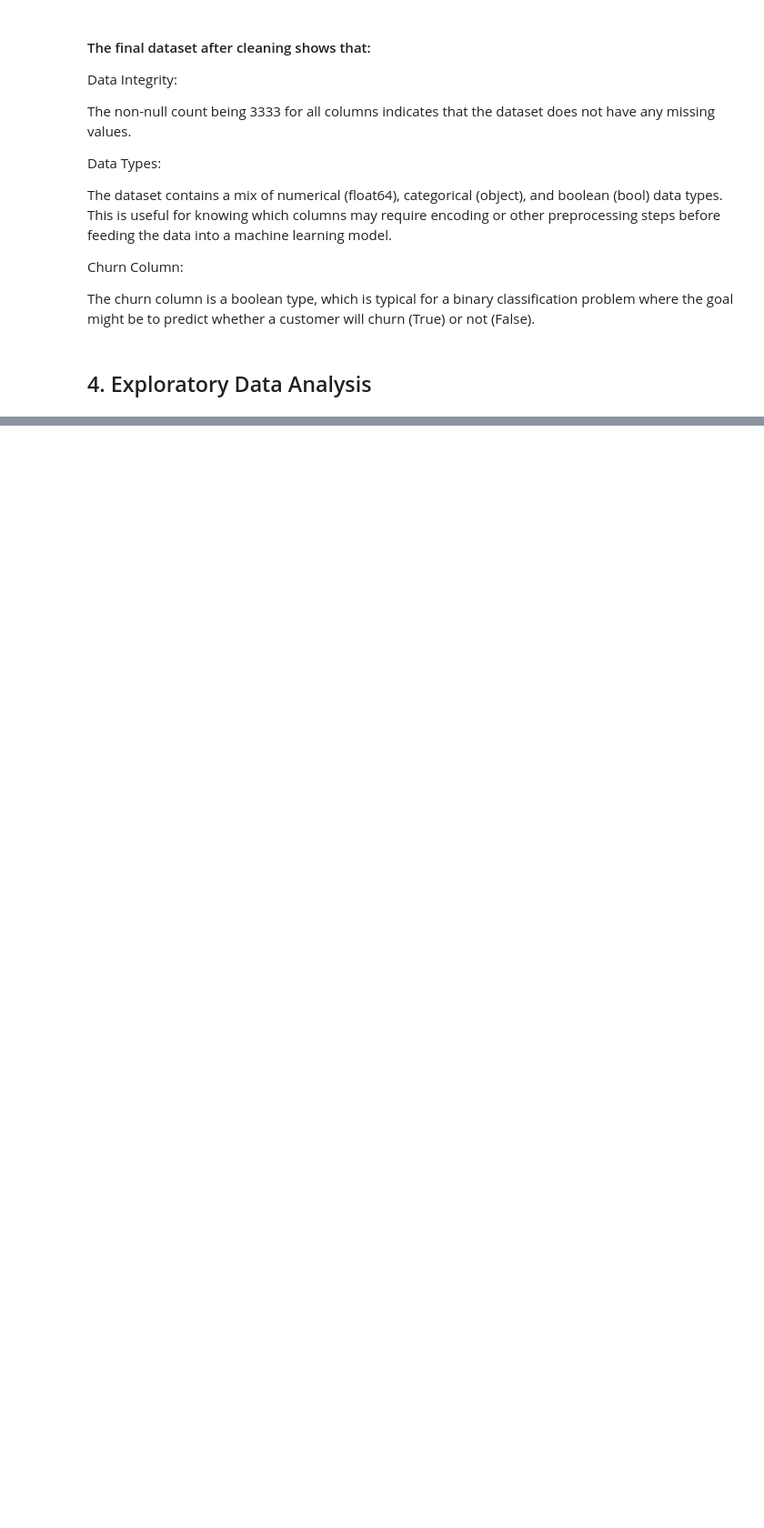
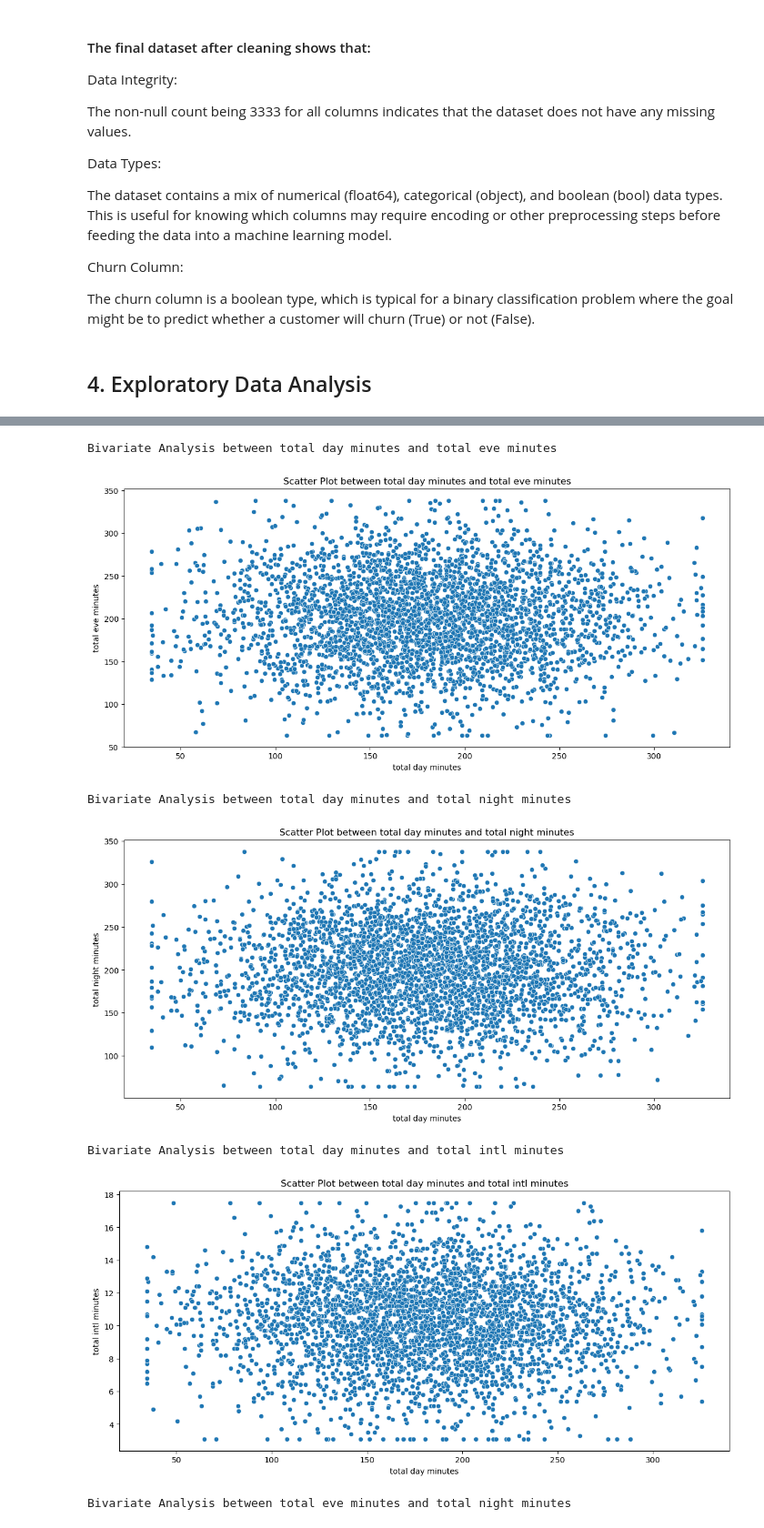
Before and after one commit to celinechege/churn_analysis, a Jupyter notebook: data_analysis/churn_data.ipynb, the cells around one changed output, grey strips where cells are left out. Shown at 91% size. Saved outputs shown, nothing was run; the diff lists cells and outputs as text; code cells hidden in the pictures; blank space fills up the shorter version.

```diff
--- a/data_analysis/churn_data.ipynb
+++ b/data_analysis/churn_data.ipynb
@@ -397,0 +549,31 @@ The churn column is a boolean type, which is typical for a binary classification
+# %%
+# Select important features
+important_numeric_features = ['total day minutes', 'total eve minutes', 'total night minutes', 'total intl minutes']
+important_categorical_features = ['churn', 'international_plan']
+
+# Bivariate Analysis for Numeric vs Numeric
+def bivariate_numeric_numeric(df, numeric_features):
+    for i in range(len(numeric_features)):
+        for j in range(i + 1, len(numeric_features)):
+            feature_x = numeric_features[i]
+            feature_y = numeric_features[j]
+
+            print(f"Bivariate Analysis between {feature_x} and {feature_y}")
+
+            # Scatter Plot
+            plt.figure(figsize=(14, 6))
+            sns.scatterplot(x=feature_x, y=feature_y, data=df)
+            plt.title(f"Scatter Plot between {feature_x} and {feature_y}")
+            plt.xlabel(feature_x)
+            plt.ylabel(feature_y)
+            plt.show()
+# %%
+bivariate_numeric_numeric(df, important_numeric_features)
+# %% [output]
+Bivariate Analysis between total day minutes and total eve minutes
+[figure, added]
+Bivariate Analysis between total day minutes and total night minutes
+[figure, added]
+Bivariate Analysis between total day minutes and total intl minutes
+[figure, added]
+Bivariate Analysis between total eve minutes and total night minutes
```
Also changed, not shown: parts of 20 cells of this notebook.
